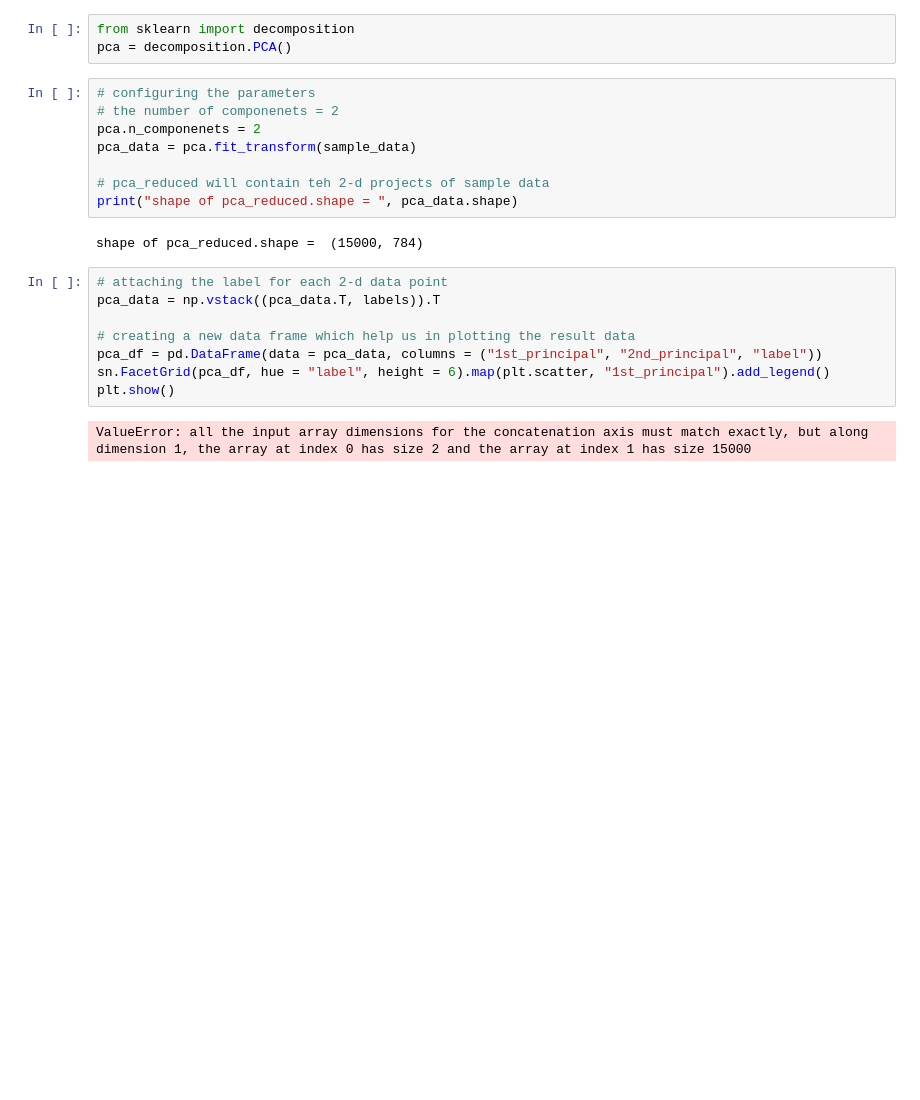
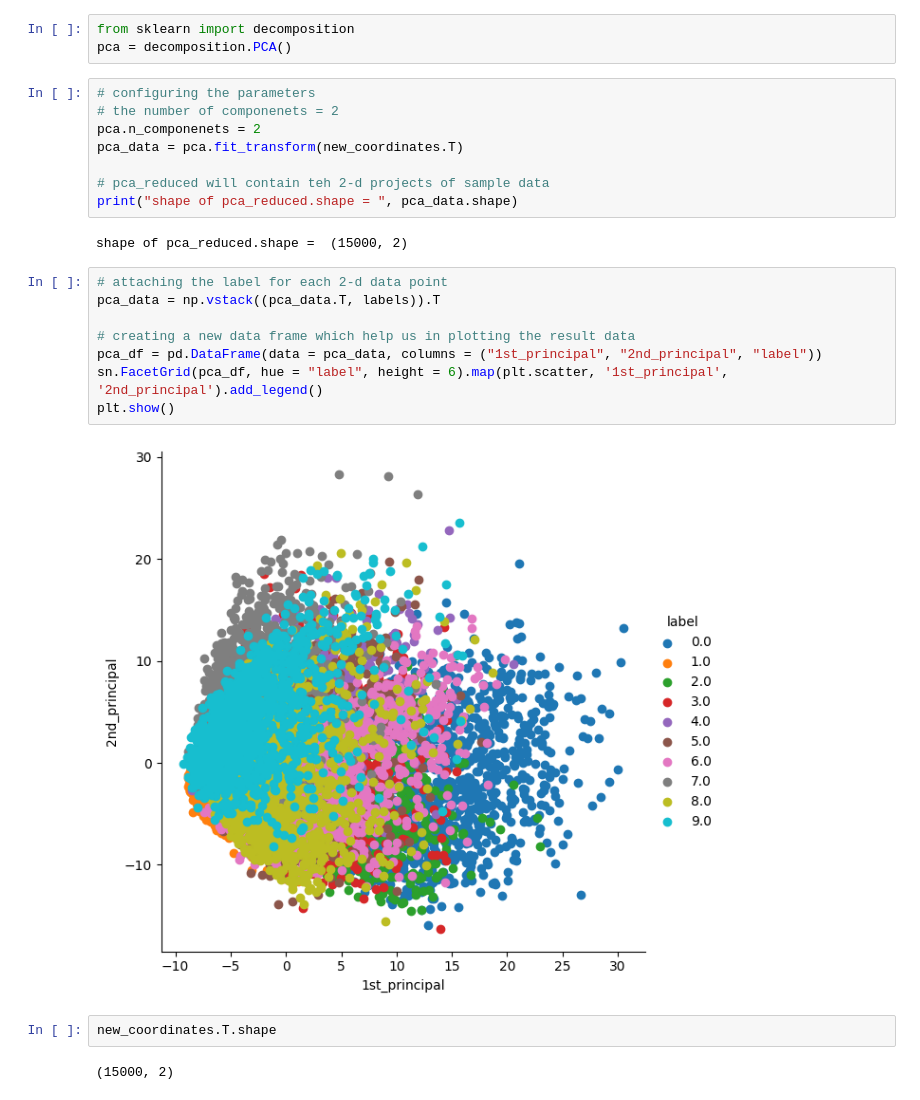
Before and after one commit to NandanKumar07/Data_Science-Machine_Learning, a Jupyter notebook: EDA and Data Visualization/Dimensionality Reduction.ipynb, the cells around one changed output. Saved outputs shown, nothing was run; the diff lists cells and outputs as text; blank space fills up the shorter version.

```diff
--- a/EDA and Data Visualization/Dimensionality Reduction.ipynb
+++ b/EDA and Data Visualization/Dimensionality Reduction.ipynb
@@ -155,19 +156,23 @@ pca = decomposition.PCA()
 # configuring the parameters
 # the number of componenets = 2
 pca.n_componenets = 2
-pca_data = pca.fit_transform(sample_data)
+pca_data = pca.fit_transform(new_coordinates.T)
 
 # pca_reduced will contain teh 2-d projects of sample data
 print("shape of pca_reduced.shape = ", pca_data.shape)
 # %% [output]
-shape of pca_reduced.shape =  (15000, 784)
+shape of pca_reduced.shape =  (15000, 2)
 # %%
 # attaching the label for each 2-d data point
 pca_data = np.vstack((pca_data.T, labels)).T
 
 # creating a new data frame which help us in plotting the result data
 pca_df = pd.DataFrame(data = pca_data, columns = ("1st_principal", "2nd_principal", "label"))
-sn.FacetGrid(pca_df, hue = "label", height = 6).map(plt.scatter, "1st_principal").add_legend()
+sn.FacetGrid(pca_df, hue = "label", height = 6).map(plt.scatter, '1st_principal', '2nd_principal').add_legend()
 plt.show()
 # %% [output]
-ValueError: all the input array dimensions for the concatenation axis must match exactly, but along dimension 1, the array at index 0 has size 2 and the array at index 1 has size 15000
+[figure, added]
+# %%
+new_coordinates.T.shape
+# %% [output]
+(15000, 2)
```
Also changed, not shown: parts of 2 cells of this notebook.
